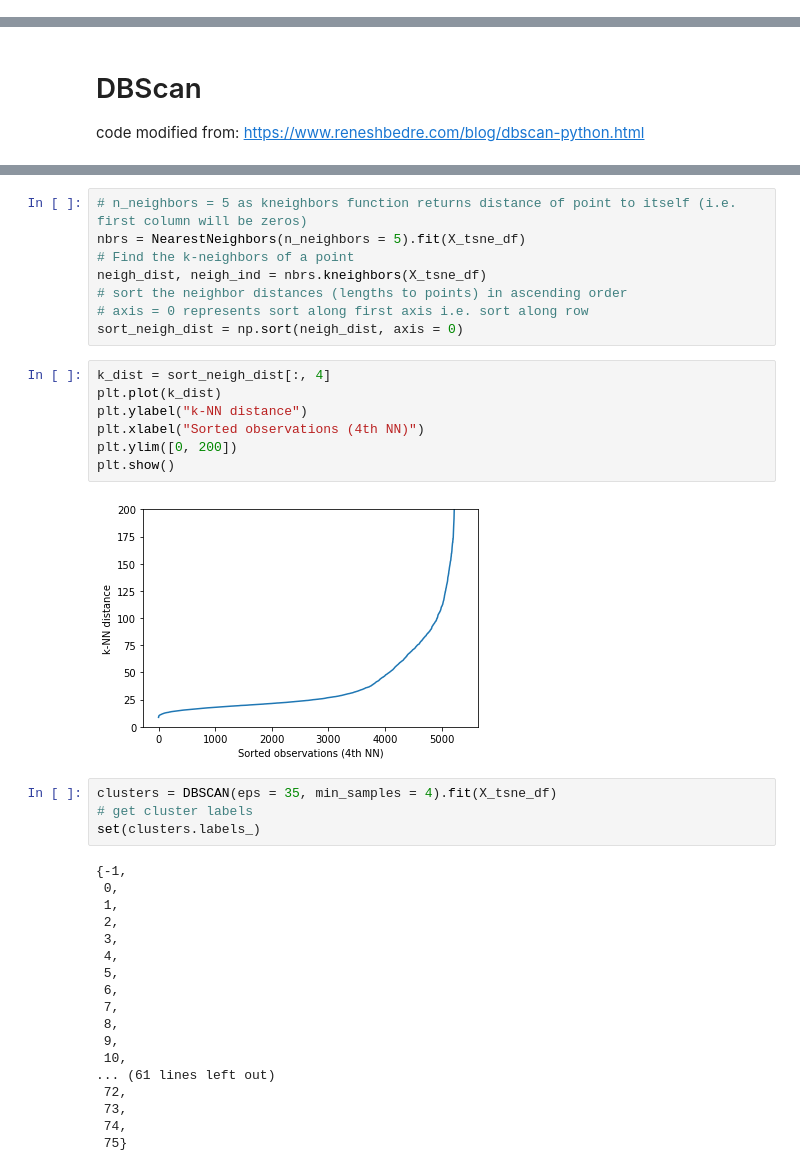
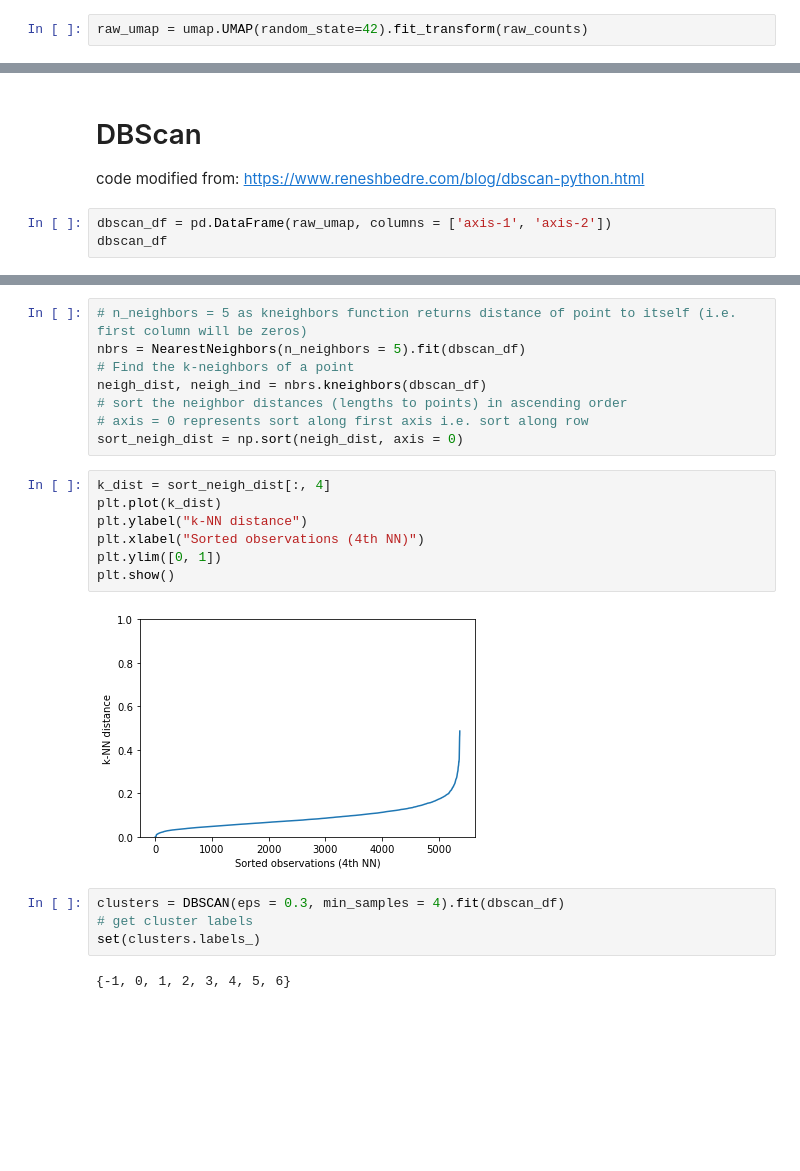
Before and after one commit to Harin329/SNCluster, a Jupyter notebook: dbscan.ipynb, the cells around one changed output, grey strips where cells are left out. Drawn from its saved outputs; the diff is of its cells as text; blank space fills up the shorter version.

```diff
--- a/dbscan.ipynb
+++ b/dbscan.ipynb
@@ -79,2 +87,4 @@ X_tsne_df
 # %% [markdown]
 # UMAP
+# %%
+raw_umap = umap.UMAP(random_state=42).fit_transform(raw_counts)
@@ -82,3 +114,6 @@ X_tsne_df
 # DBScan
 
 code modified from: https://www.reneshbedre.com/blog/dbscan-python.html
+# %%
+dbscan_df = pd.DataFrame(raw_umap, columns = ['axis-1', 'axis-2'])
+dbscan_df
@@ -85,42 +134,26 @@ code modified from: https://www.reneshbedre.com/blog/dbscan-python.html
 # %%
 # n_neighbors = 5 as kneighbors function returns distance of point to itself (i.e. first column will be zeros)
-nbrs = NearestNeighbors(n_neighbors = 5).fit(X_tsne_df)
+nbrs = NearestNeighbors(n_neighbors = 5).fit(dbscan_df)
 # Find the k-neighbors of a point
-neigh_dist, neigh_ind = nbrs.kneighbors(X_tsne_df)
+neigh_dist, neigh_ind = nbrs.kneighbors(dbscan_df)
 # sort the neighbor distances (lengths to points) in ascending order
 # axis = 0 represents sort along first axis i.e. sort along row
 sort_neigh_dist = np.sort(neigh_dist, axis = 0)
 # %%
 k_dist = sort_neigh_dist[:, 4]
 plt.plot(k_dist)
 plt.ylabel("k-NN distance")
 plt.xlabel("Sorted observations (4th NN)")
-plt.ylim([0, 200])
+plt.ylim([0, 1])
 plt.show()
 # %% [output]
-[figure, old version]
+[figure, new version]
 # %%
-clusters = DBSCAN(eps = 35, min_samples = 4).fit(X_tsne_df)
+clusters = DBSCAN(eps = 0.3, min_samples = 4).fit(dbscan_df)
 # get cluster labels
 set(clusters.labels_)
 # %% [output]
-{-1,
- 0,
- 1,
- 2,
- 3,
- 4,
- 5,
- 6,
- 7,
- 8,
- 9,
- 10,
-... (61 lines left out)
- 72,
- 73,
- 74,
- 75}
+{-1, 0, 1, 2, 3, 4, 5, 6}
 # %%
 from collections import Counter
 Counter(clusters.labels_)
```
Also changed, not shown: parts of 25 cells of this notebook.
